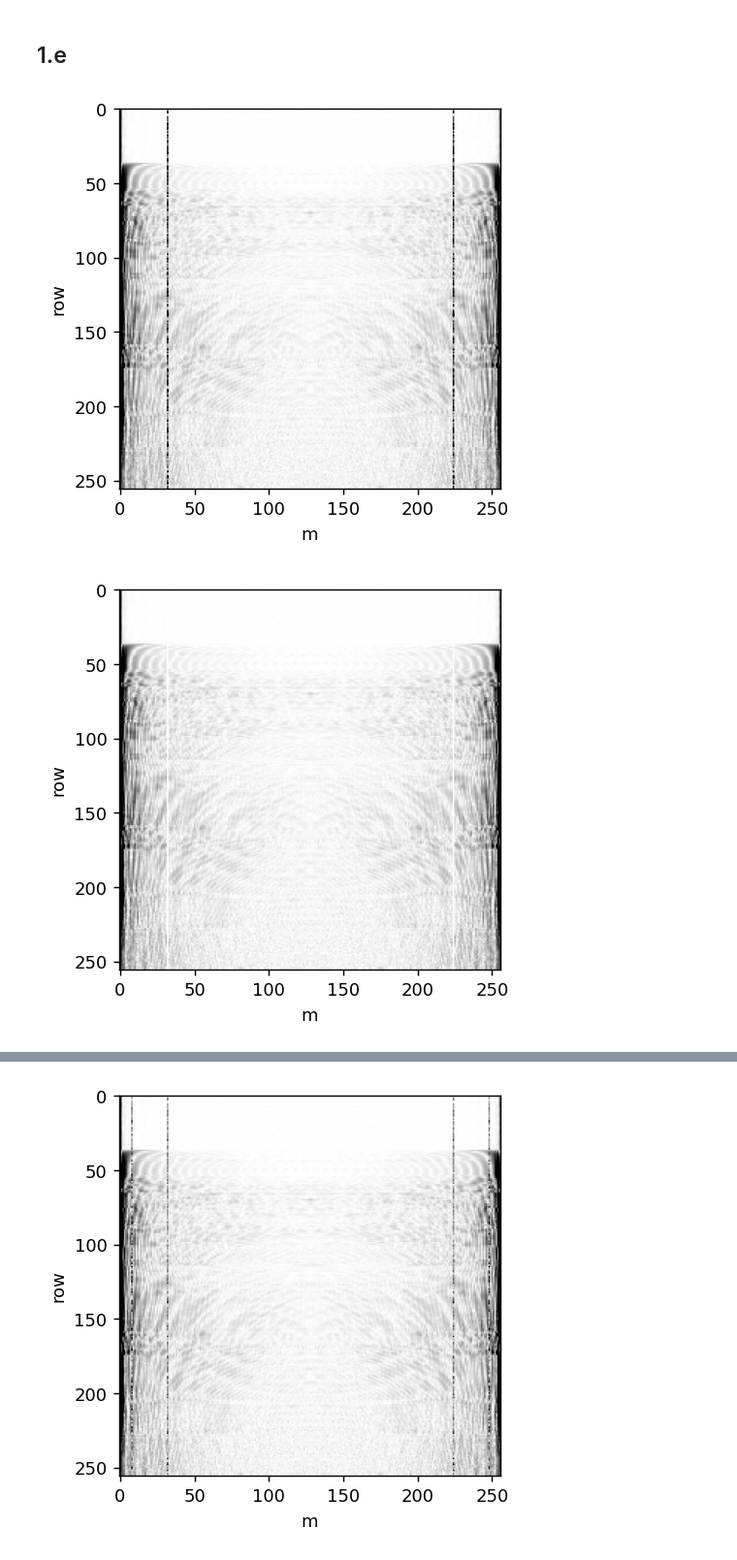
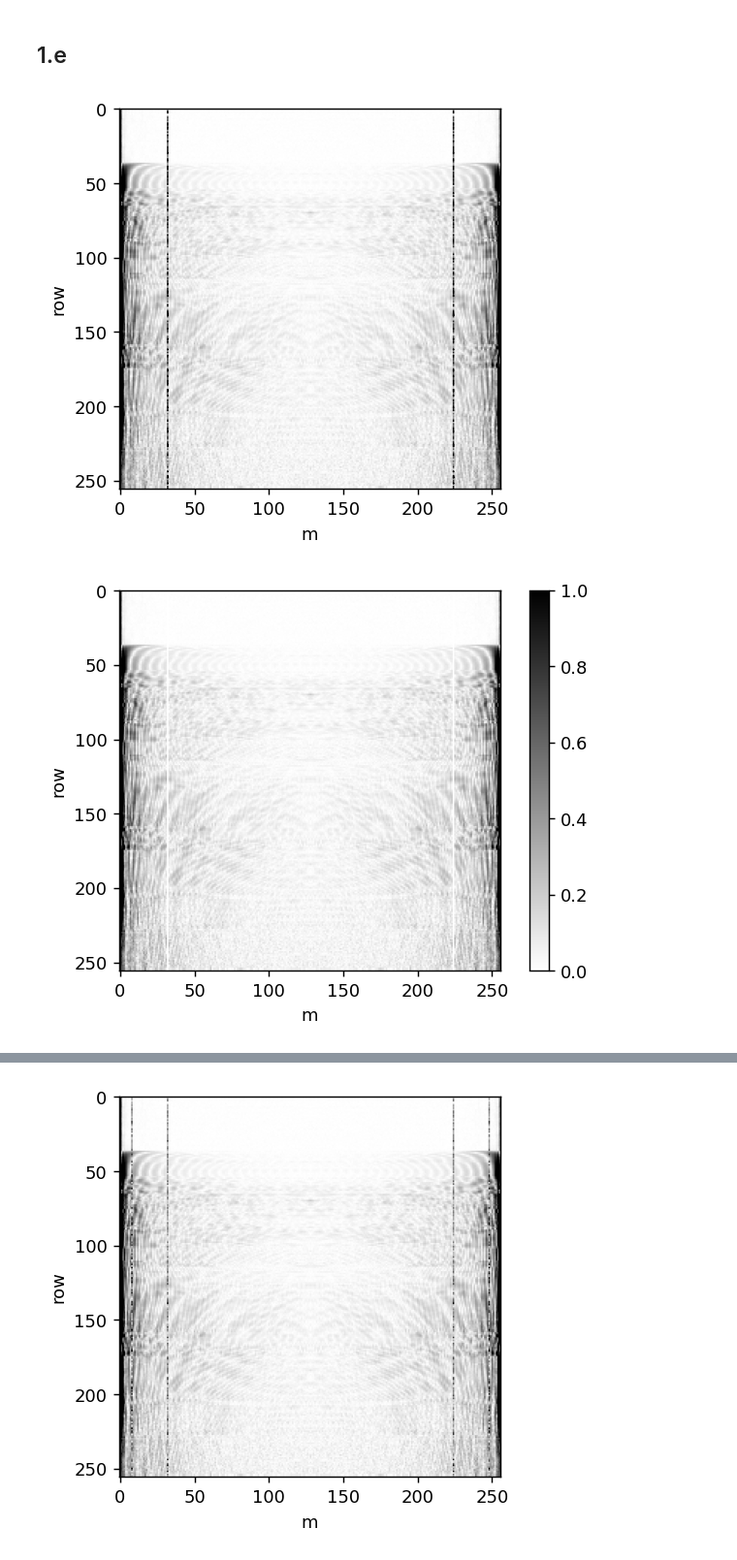
Before and after one commit to FlipperCoin/data-processing, a Jupyter notebook: hw3/Q1.ipynb, the cells around one changed output, grey strips where cells are left out. Shown at 97% size. Cells and saved outputs as stored; diff of their text form; code cells hidden in the pictures.

```diff
--- a/hw3/Q1.ipynb
+++ b/hw3/Q1.ipynb
@@ -220,34 +227,35 @@ plt.show()
 DFT_noisy1_clean = np.array(DFT_noisy1)
 DFT_noisy1_clean[:,32] = 0
 DFT_noisy1_clean[:,256-32] = 0
 
 plt.figure(dpi=130)
 plt.imshow(np.abs(DFT_noisy1), cmap='gray_r', vmin=0, vmax=1)
 plt.xlabel('m')
 plt.ylabel('row')
 plt.show()
 plt.figure(dpi=130)
 plt.imshow(np.abs(DFT_noisy1_clean), cmap='gray_r', vmin=0, vmax=1)
 plt.xlabel('m')
 plt.ylabel('row')
+plt.colorbar()
 plt.savefig('images/DFT_noisy1_clean.png', bbox_inches='tight')
 plt.show()
 
 noisy1_reconst = np.real(DFT_noisy1@W.conj())
 noisy1_clean_reconst = np.real(DFT_noisy1_clean@W.conj())
 
 plt.figure(dpi=130)
 plt.imshow(noisy1_reconst, cmap='gray')
 plt.axis('off')
 plt.show()
 plt.figure(dpi=130)
 plt.axis('off')
 plt.imshow(noisy1_clean_reconst, cmap='gray')
 plt.savefig('images/noisy1_clean.png', bbox_inches='tight')
 plt.show()
 # %% [output]
 [figure]
-[figure, old version]
+[figure, new version]
 [figure]
 [figure]
 # %%
```
Also changed, not shown: parts of 4 cells of this notebook.
